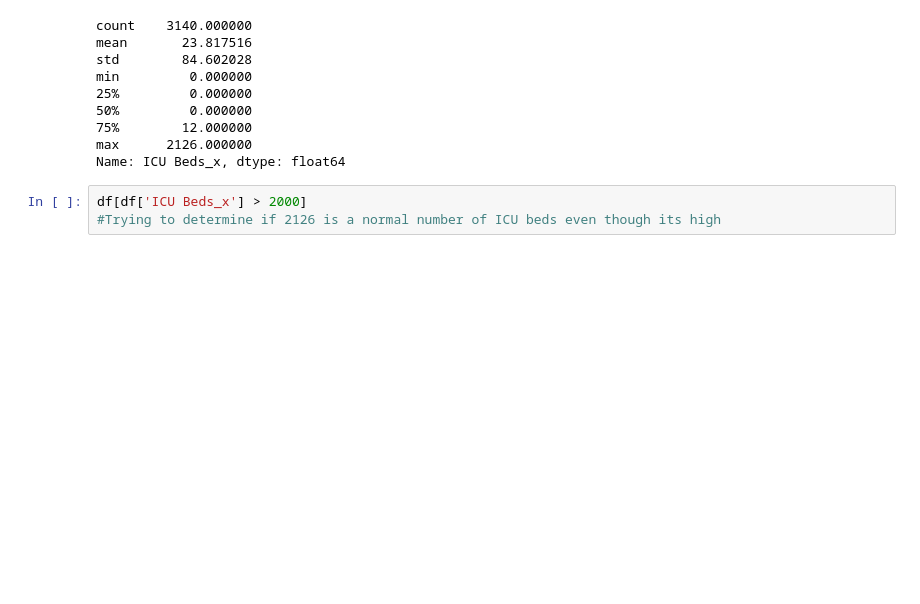
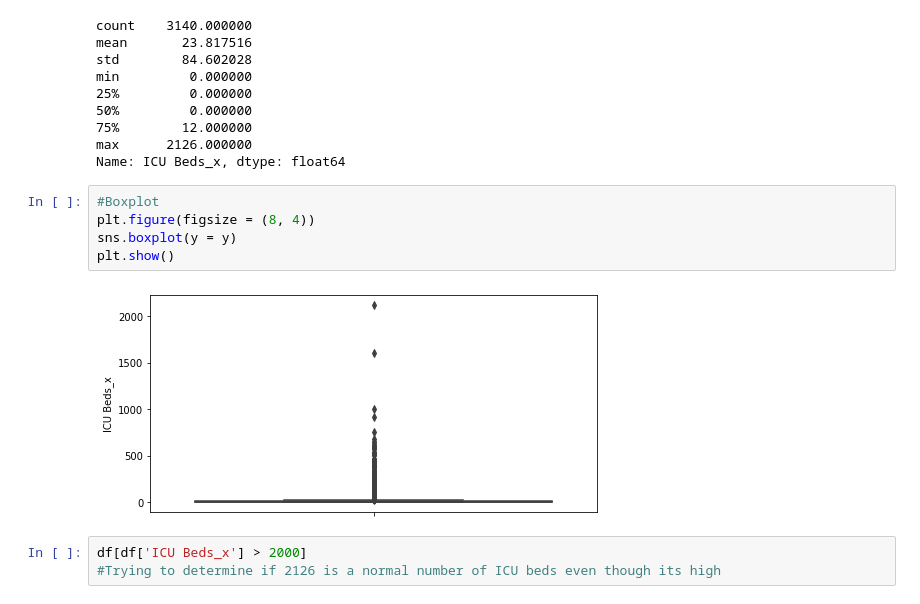
Before and after one commit to easyundercover/regularized-linear-regression, a Jupyter notebook: src/explore.ipynb, the cells around one changed output. Cells and saved outputs as stored; diff of their text form; blank space fills up the shorter version.

```diff
--- a/src/explore.ipynb
+++ b/src/explore.ipynb
@@ -113,6 +114,13 @@ min         0.000000
 75%        12.000000
 max      2126.000000
 Name: ICU Beds_x, dtype: float64
+# %%
+#Boxplot
+plt.figure(figsize = (8, 4))
+sns.boxplot(y = y)
+plt.show()
+# %% [output]
+[figure, added]
 # %%
 df[df['ICU Beds_x'] > 2000]
 #Trying to determine if 2126 is a normal number of ICU beds even though its high
```
Also changed, not shown: parts of 7 cells of this notebook, 1 other file.
